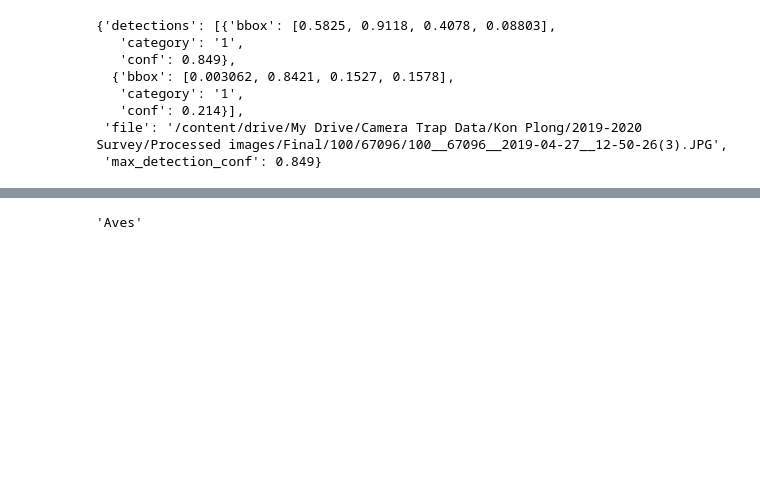
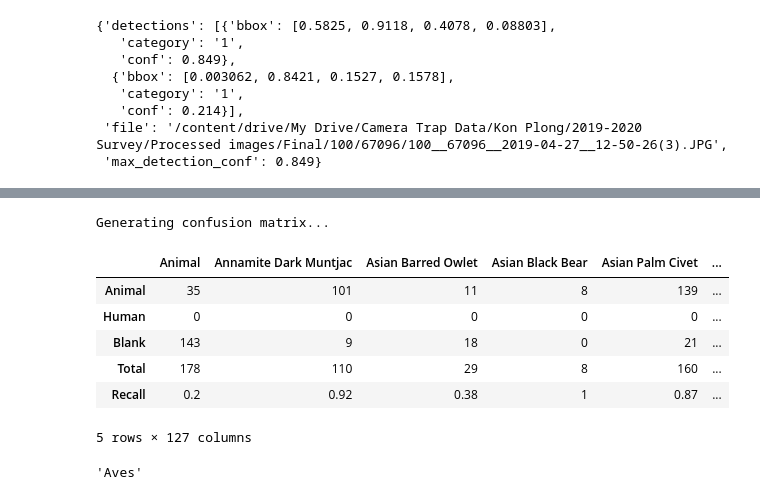
Before and after one commit to FFI-Vietnam/camtrap-tools, a Jupyter notebook: MegaDetector/confusion_matrix/02_create-confusion-matrix.ipynb, the cells around one changed output, grey strips where cells are left out. Drawn from its saved outputs; the diff is of its cells as text; code cells hidden in the pictures; blank space fills up the shorter version.

```diff
--- a/MegaDetector/confusion_matrix/02_create-confusion-matrix.ipynb
+++ b/MegaDetector/confusion_matrix/02_create-confusion-matrix.ipynb
@@ -392,7 +407,6 @@ def create_confusion_matrix(y_actu, y_pred):
   df_conf_norm.dropna(axis = 1, inplace=True)
 
   # drop unecessary columns
-  df_conf_norm.drop(columns=['All'], inplace=True)
 
   # collapse columns
   confusion_matrix = pd.DataFrame(index = ['Animal', 'Human', 'Blank', 'Total', 'Recall'])
@@ -402,17 +416,34 @@ def create_confusion_matrix(y_actu, y_pred):
     human = df_confusion[col]['Human']
     blank = df_confusion[col]['Blank']
     total = animal + human + blank
-    recall = 0
-    # recall
-    if col == 'Human':
-      recall = human / total
-    elif col == 'Blank':
-      recall = blank / total
+    confusion_matrix[col] = [str(animal), str(human), str(blank), str(total), '']
+
+  # merge columns
+  confusion_matrix['Murid'] = confusion_matrix['Murid'] + confusion_matrix['Leopoldamys']
+
+  # add recall row
+  for col in df_confusion.columns:
+    if col == 'Blank':
+      confusion_matrix[col][4] = round(int(confusion_matrix[col][2]) / int(confusion_matrix[col][3]), 2)
+    elif col == 'Human':
+      confusion_matrix[col][4] = round(int(confusion_matrix[col][1]) / int(confusion_matrix[col][3]), 2)
     else:
-      recall = animal / total
-    confusion_matrix[col] = [str(animal), str(human), str(blank), str(total), str(round(recall,2))]
+      confusion_matrix[col][4] = round(int(confusion_matrix[col][0]) / int(confusion_matrix[col][3]), 2)
 
+  # drop columns
+  confusion_matrix.drop(columns=['All', 'Moth', 'Bat', 'Flying Insect'], inplace=True)
   return confusion_matrix
+# %%
+create_confusion_matrix(y_actu_test, y_pred_test)
+# %% [output]
+Generating confusion matrix...
+|  | Animal | Annamite Dark Muntjac | Asian Barred Owlet | Asian Black Bear | Asian Palm Civet | ... |
+| Animal | 35 | 101 | 11 | 8 | 139 | ... |
+| Human | 0 | 0 | 0 | 0 | 0 | ... |
+| Blank | 143 | 9 | 18 | 0 | 21 | ... |
+| Total | 178 | 110 | 29 | 8 | 160 | ... |
+| Recall | 0.2 | 0.92 | 0.38 | 1 | 0.87 | ... |
+5 rows × 127 columns
 # %%
 def get_taxonomical_class(species_common_name, taxon_match_table=taxon_match_table):
   """
```
Also changed, not shown: parts of 8 cells of this notebook.
